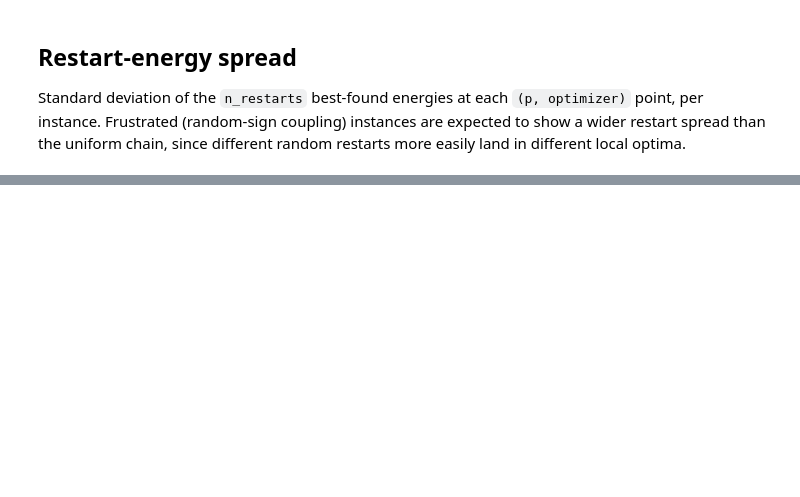
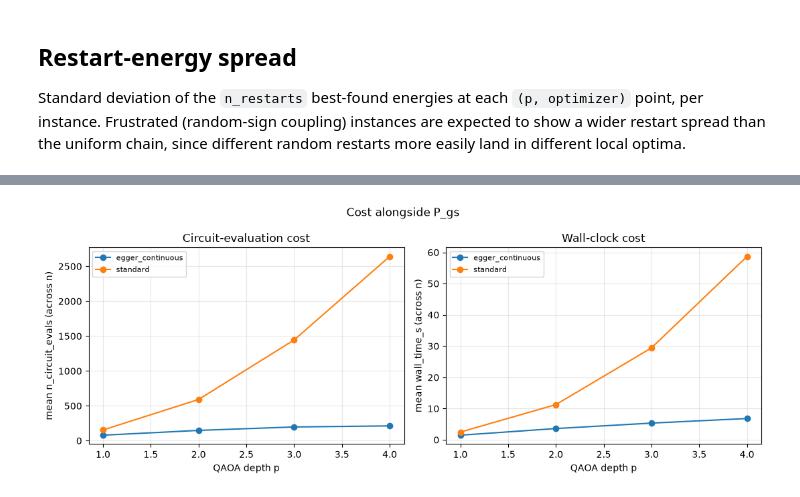
Before and after one commit to raumsie/qaoa-ising, a Jupyter notebook: notebooks/analysis.ipynb, the cells around one changed output, grey strips where cells are left out. Saved outputs shown, nothing was run; the diff lists cells and outputs as text; code cells hidden in the pictures; blank space fills up the shorter version.

```diff
--- a/notebooks/analysis.ipynb
+++ b/notebooks/analysis.ipynb
@@ -257,0 +378,38 @@ CPU total: 5.18s, GPU total: 7.13s, CPU/GPU ratio: 0.73x
+# %%
+if ws_rows:
+    cost_methods = sorted({r["method"] for r in ws_rows if r["n_circuit_evals"] is not None})
+
+    if cost_methods:
+        fig, (ax_evals, ax_time) = plt.subplots(1, 2, figsize=(11, 4.2))
+        for method in cost_methods:
+            by_p = defaultdict(list)
+            for r in ws_rows:
+                if r["method"] == method and r["n_circuit_evals"] is not None:
+                    by_p[r["p"]].append(r)
+            ps = sorted(by_p)
+            evals_mean = [float(np.mean([r["n_circuit_evals"] for r in by_p[p]])) for p in ps]
+            time_mean = [float(np.mean([r["wall_time_s"] for r in by_p[p]])) for p in ps]
+            ax_evals.plot(ps, evals_mean, marker="o", label=method)
+            ax_time.plot(ps, time_mean, marker="o", label=method)
+
+        ax_evals.set_xlabel("QAOA depth p")
+        ax_evals.set_ylabel("mean n_circuit_evals (across n)")
+        ax_evals.set_title("Circuit-evaluation cost")
+        ax_evals.legend(fontsize=8)
+        ax_evals.grid(alpha=0.3)
+
+        ax_time.set_xlabel("QAOA depth p")
+        ax_time.set_ylabel("mean wall_time_s (across n)")
+        ax_time.set_title("Wall-clock cost")
+        ax_time.legend(fontsize=8)
+        ax_time.grid(alpha=0.3)
+
+        fig.suptitle("Cost alongside P_gs")
+        fig.tight_layout()
+        plt.show()
+    else:
+        print(
+            "No rows carry cost data (n_circuit_evals / wall_time_s)."
+        )
+# %% [output]
+[figure, added]
```
Also changed, not shown: parts of 13 cells of this notebook, 10 other files.
